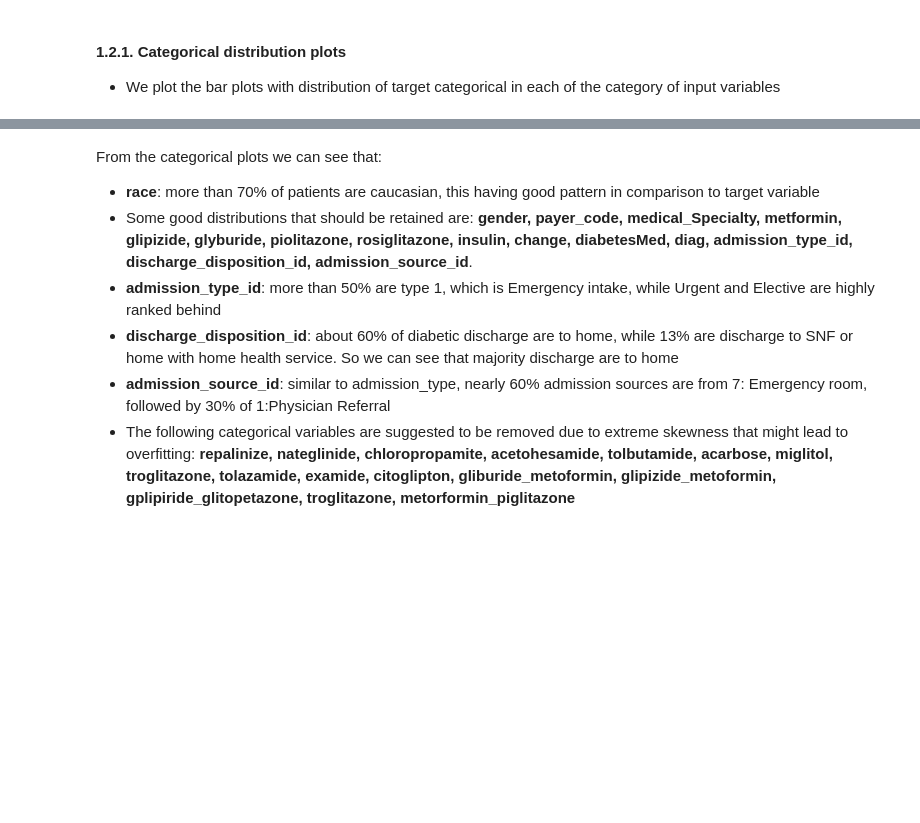
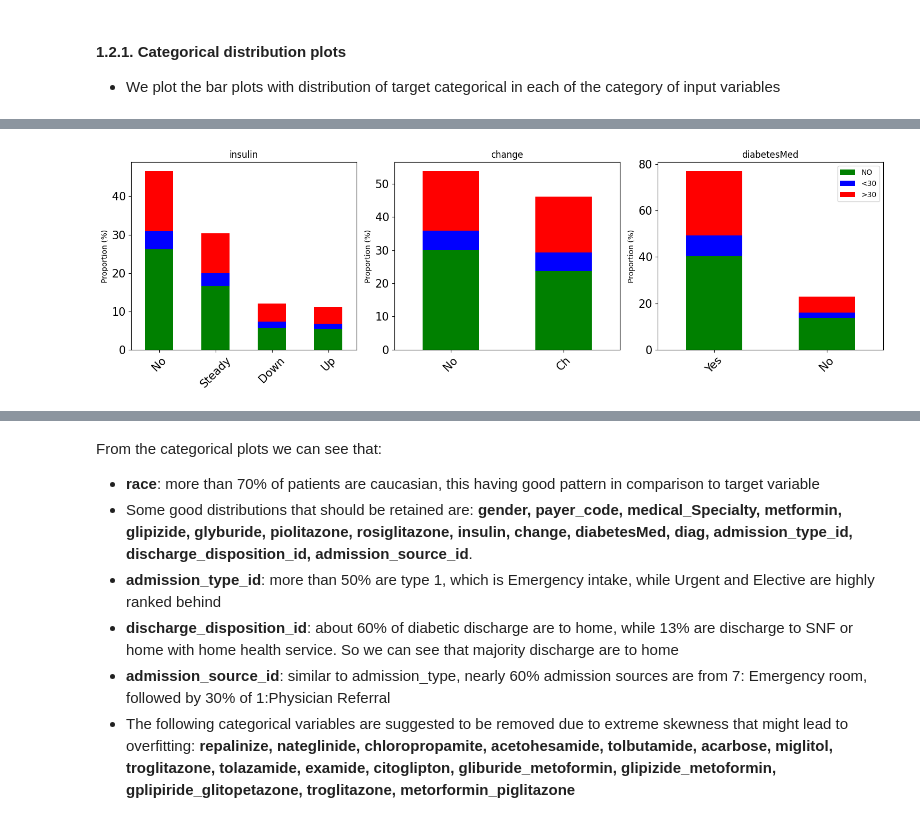
Before and after one commit to vuminhtue/Kaggle, a Jupyter notebook: Python_Diabetic/code/eda_diabetic_data.ipynb, the cells around one changed output, grey strips where cells are left out. Saved outputs shown, nothing was run; the diff lists cells and outputs as text; code cells hidden in the pictures; blank space fills up the shorter version.

```diff
--- a/Python_Diabetic/code/eda_diabetic_data.ipynb
+++ b/Python_Diabetic/code/eda_diabetic_data.ipynb
@@ -241,0 +278,4 @@ plot_categorical_grid(df, df_cat.columns)
+# %%
+plot_categorical_grid(df, ["insulin","change","diabetesMed"],45)
+# %% [output]
+[figure, added]
```
Also changed, not shown: parts of 19 cells of this notebook, 20 other files.
